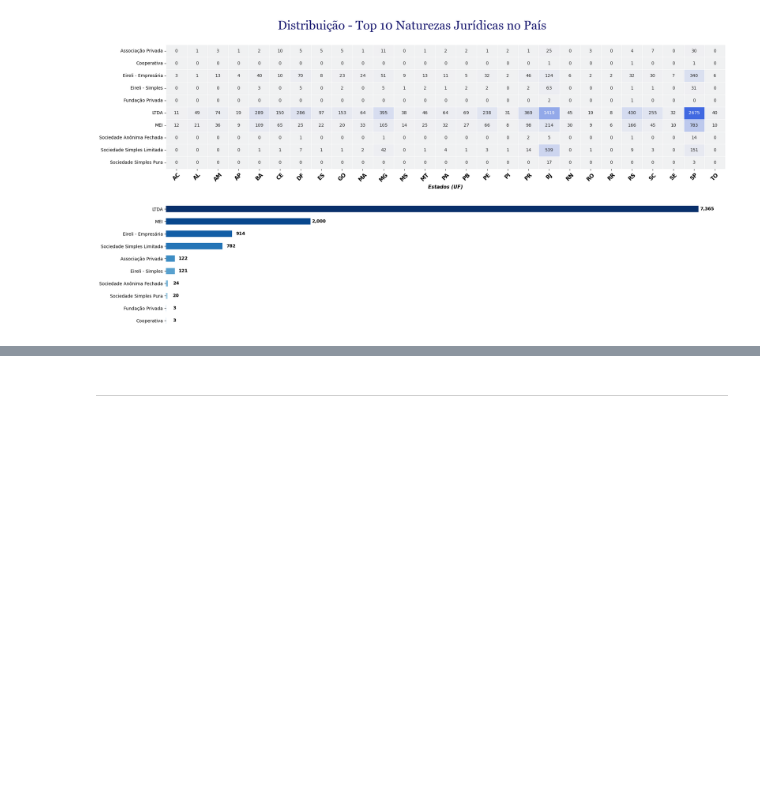
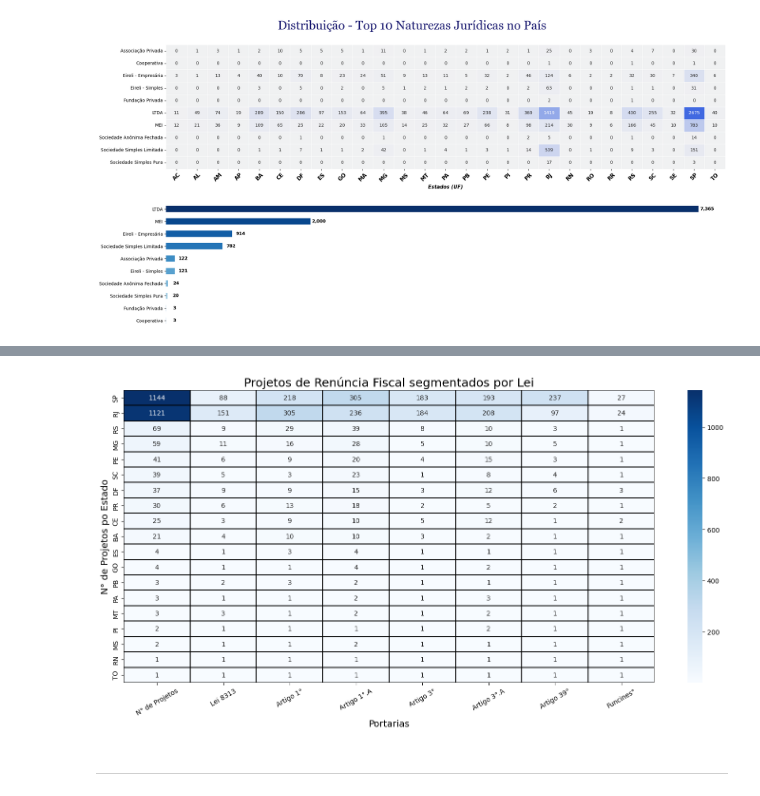
Before and after one commit to fonsecadados/AgenciaNacionalDoCinema_ANCINE, a Jupyter notebook: ANCINE_DesafiosEOportunidades.ipynb, the cells around one changed output, grey strips where cells are left out. Drawn from its saved outputs; the diff is of its cells as text; code cells hidden in the pictures; blank space fills up the shorter version.

```diff
--- a/ANCINE_DesafiosEOportunidades.ipynb
+++ b/ANCINE_DesafiosEOportunidades.ipynb
@@ -763,3 +810,46 @@ plt.show()
+# %%
+# df_teste_groupby_2 = produtoras_proj_renun_fiscal[(produtoras_proj_renun_fiscal['UF'] != 'SP') & (produtoras_proj_renun_fiscal['UF'] != 'RJ')].copy()
+df_teste_groupby_2 = produtoras_proj_renun_fiscal.copy()
+
+df_teste_groupby_2 = df_teste_groupby_2[['UF',
+       'TITULO_PROJETO', 'LEI_8313', 'ART1', 'ART1A', 'ART3', 'ART3A', 'ART39',
+       'FUNCINES']]
+teste_groupby_2 = df_teste_groupby_2.groupby('UF').nunique().sort_values(by='TITULO_PROJETO', ascending=False)
+
+legenda = {
+    'TITULO_PROJETO' : 'N° de Projetos',
+    'LEI_8313' : 'Lei 8313',
+    'ART1' : 'Artigo 1°',
+    'ART1A' : 'Artigo 1°.A',
+    'ART3' : 'Artigo 3°',
+    'ART3A' : 'Artigo 3°.A',
+    'ART39' : 'Artigo 39°',
+    'FUNCINES' : 'Funcines°',
+}
+
+plt.figure(figsize=(18, 8))
+heatmap = sns.heatmap(
+    teste_groupby_2,
+    annot=True,
+    fmt = '.0f',  # Mostrar os valores das células
+    cmap='Blues',  # Escolher uma paleta de cores
+    linewidths=.005,  # Ajustar a largura das linhas entre células
+    linecolor='black'  # Cor das linhas entre células
+)
+
+colunas = list(teste_groupby_2.columns)
+labels_personalizados = [legenda.get(col, col) for col in colunas]
+
+heatmap.set_xticklabels(labels_personalizados, rotation=30)
+
+# Adicionar título e rótulos aos eixos
+heatmap.set_title('Projetos de Renúncia Fiscal segmentados por Lei', fontsize=18)
+heatmap.set_xlabel('Portarias', fontsize=14)
+heatmap.set_ylabel('N° de Projetos po Estado', fontsize=14)
+
+plt.show()
+# %% [output]
+[figure, added]
 # %% [markdown]
 ---
 # %% [markdown]
```
Also changed, not shown: parts of 18 cells of this notebook.
